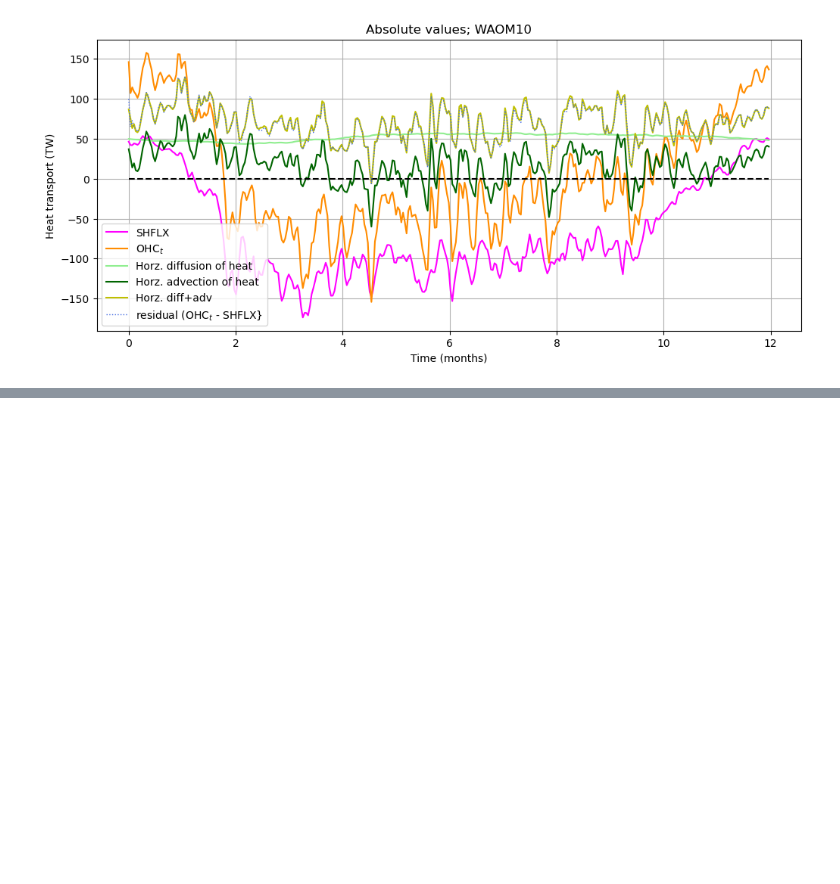
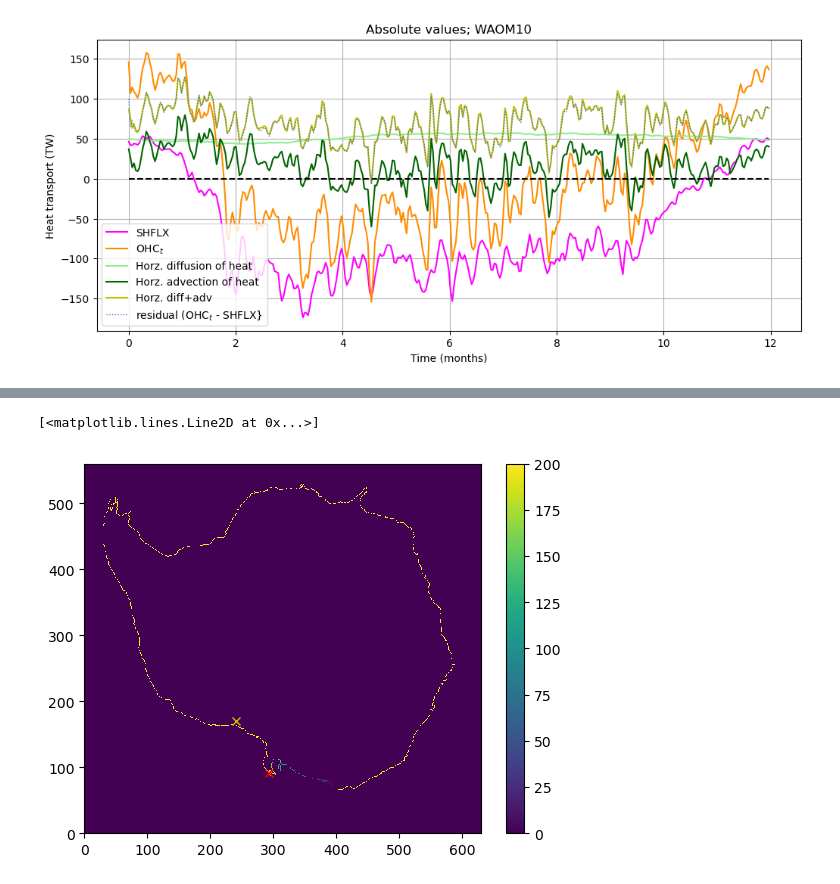
Before and after one commit to fabiobdias/waom_notebook, a Jupyter notebook: OHB_shelf/OHB_closure/WAOM10extend_shflim_S_0.25Q_OHB_shelf_budget_closure.ipynb, the cells around one changed output, grey strips where cells are left out. Cells and saved outputs as stored; diff of their text form; code cells hidden in the pictures; blank space fills up the shorter version.

```diff
--- a/OHB_shelf/OHB_closure/WAOM10extend_shflim_S_0.25Q_OHB_shelf_budget_closure.ipynb
+++ b/OHB_shelf/OHB_closure/WAOM10extend_shflim_S_0.25Q_OHB_shelf_budget_closure.ipynb
@@ -917,0 +942,18 @@ print(np.nanmean(RHS_budget_int)*1e-12)
+# %%
+contour_masked_above = np.load(files_path + 'WAOM10_contour_masked_above_1500m_v3', allow_pickle=True)
+contour_masked_above_CF = np.load(files_path + 'WAOM10_contour_masked_above_CF_v3', allow_pickle=True)
+# %%
+ind_yx = np.where(contour_masked_above==int(ind_1500[0]))
+ind_yx_CF = np.where(contour_masked_above_CF==int(ind_CF[0]))
+# %%
+plt.pcolormesh(contour_masked_above, vmin=0, vmax=200)
+plt.colorbar()
+plt.plot(ind_yx_CF[1], ind_yx_CF[0],'xy')
+plt.plot(ind_yx[1], ind_yx[0],'xr')
+
+# plt.plot(300, 100,'xy')
+# plt.xlim(200,400)
+# plt.ylim(0,200)
+# %% [output]
+[<matplotlib.lines.Line2D at 0x...>]
+[figure, added]
```
Also changed, not shown: parts of 55 cells of this notebook, 37 other files.
